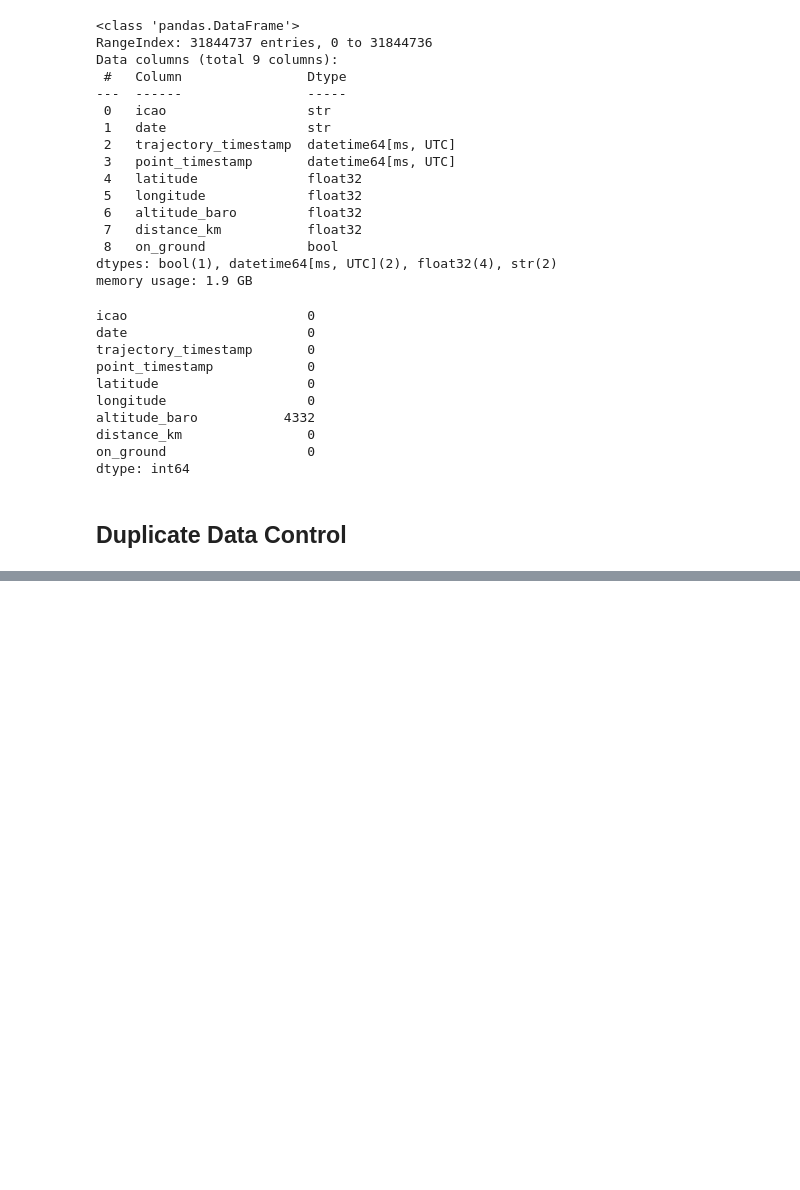
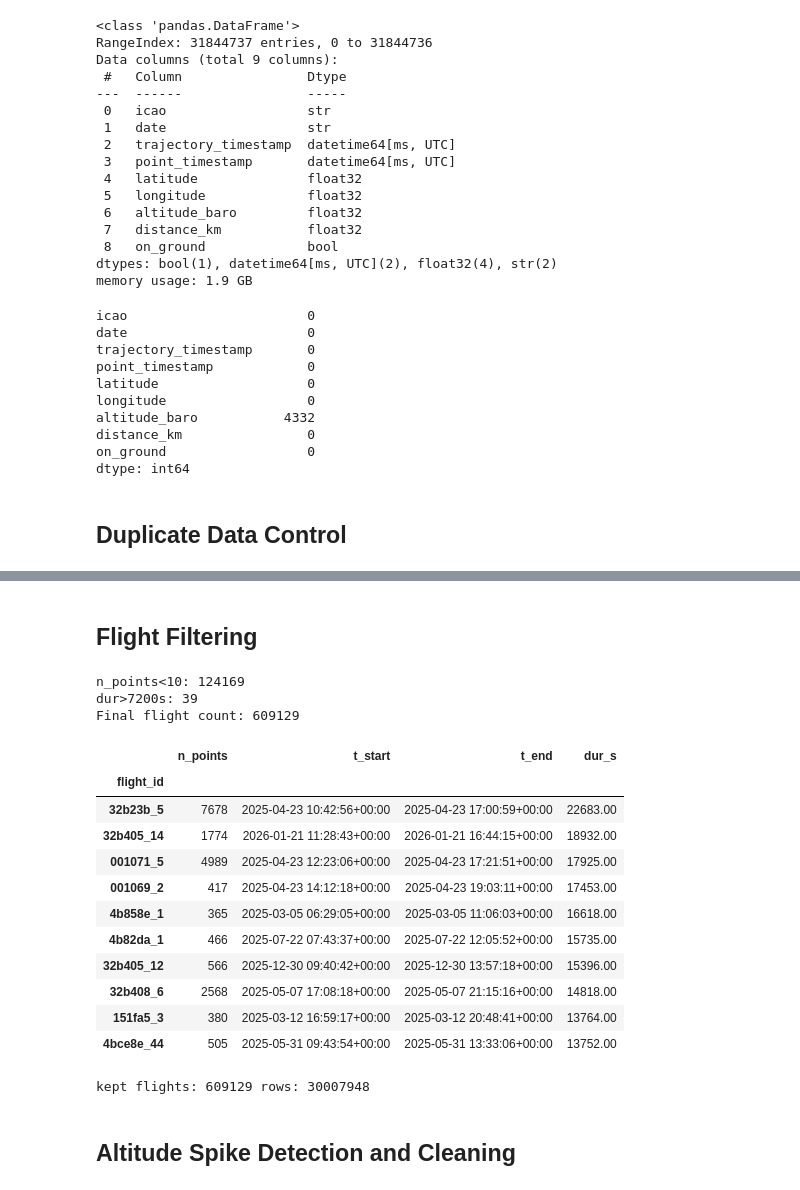
Before and after one commit to yyigitturan/ist-airport-decision-support-system, a Jupyter notebook: src/processing/trajectory_bronze_to_silver.ipynb, the cells around one changed output, grey strips where cells are left out. Cells and saved outputs as stored; diff of their text form; code cells hidden in the pictures; blank space fills up the shorter version.

```diff
--- a/src/processing/trajectory_bronze_to_silver.ipynb
+++ b/src/processing/trajectory_bronze_to_silver.ipynb
@@ -287,0 +87,5 @@ dtype: float64
+# %%
+df = df[
+    (df['altitude_baro'] > -1000) &
+    (df['altitude_baro'] < 50000)
+]
@@ -287,0 +94,6 @@ dtype: float64
+# %%
+df["dt_s"] = (
+    df.groupby("icao")["point_timestamp"]
+      .diff()
+      .dt.total_seconds()
+)
@@ -287,0 +112,22 @@ dtype: float64
+# %%
+df = df.sort_values(["icao", "point_timestamp"]).reset_index(drop=True)
+
+df["dt_s"] = df.groupby("icao")["point_timestamp"].diff().dt.total_seconds()
+
+MAX_GAP_S = 900
+
+df["episode_start"] = (df["dt_s"].fillna(0) > MAX_GAP_S) | df["icao"].ne(df["icao"].shift(1))
+
+df["episode_id"] = df.groupby("icao")["episode_start"].cumsum()
+
+df["flight_id"] = df["icao"].astype(str) + "_" + df["episode_id"].astype(str)
+# %%
+flight_stats = df.groupby("flight_id").agg(
+    n_points=("point_timestamp","size"),
+    t_start=("point_timestamp","min"),
+    t_end=("point_timestamp","max"),
+)
+flight_stats["dur_s"] = (flight_stats["t_end"] - flight_stats["t_start"]).dt.total_seconds()
+
+print(flight_stats["n_points"].describe())
+print(flight_stats["dur_s"].describe())
@@ -287,0 +153,2 @@ dtype: float64
+# %% [markdown]
+## Flight Filtering
@@ -287,0 +163,45 @@ dtype: float64
+# %%
+print("n_points<10:", (flight_stats["n_points"] < 10).sum())
+print("dur>7200s:", (flight_stats["dur_s"] > 7200).sum())
+print("Final flight count:", df["flight_id"].nunique())
+# %% [output]
+n_points<10: 124169
+dur>7200s: 39
+Final flight count: 609129
+# %%
+flight_stats.sort_values("dur_s", ascending=False).head(10)
+# %% [output]
+|  | n_points | t_start | t_end | dur_s |
+| flight_id |  |  |  |  |
+| 32b23b_5 | 7678 | 2025-04-23 10:42:56+00:00 | 2025-04-23 17:00:59+00:00 | 22683.00 |
+| 32b405_14 | 1774 | 2026-01-21 11:28:43+00:00 | 2026-01-21 16:44:15+00:00 | 18932.00 |
+| 001071_5 | 4989 | 2025-04-23 12:23:06+00:00 | 2025-04-23 17:21:51+00:00 | 17925.00 |
+| 001069_2 | 417 | 2025-04-23 14:12:18+00:00 | 2025-04-23 19:03:11+00:00 | 17453.00 |
+| 4b858e_1 | 365 | 2025-03-05 06:29:05+00:00 | 2025-03-05 11:06:03+00:00 | 16618.00 |
+| 4b82da_1 | 466 | 2025-07-22 07:43:37+00:00 | 2025-07-22 12:05:52+00:00 | 15735.00 |
+| 32b405_12 | 566 | 2025-12-30 09:40:42+00:00 | 2025-12-30 13:57:18+00:00 | 15396.00 |
+| 32b408_6 | 2568 | 2025-05-07 17:08:18+00:00 | 2025-05-07 21:15:16+00:00 | 14818.00 |
+| 151fa5_3 | 380 | 2025-03-12 16:59:17+00:00 | 2025-03-12 20:48:41+00:00 | 13764.00 |
+| 4bce8e_44 | 505 | 2025-05-31 09:43:54+00:00 | 2025-05-31 13:33:06+00:00 | 13752.00 |
+# %%
+df = df.sort_values(["flight_id","point_timestamp"]).reset_index(drop=True)
+
+flight_stats = df.groupby("flight_id").agg(
+    n_points=("point_timestamp","size"),
+    t_start=("point_timestamp","min"),
+    t_end=("point_timestamp","max"),
+)
+
+flight_stats["dur_s"] = (flight_stats["t_end"] - flight_stats["t_start"]).dt.total_seconds()
+
+# drop data which have less point flight
+MIN_POINTS = 10
+valid_ids = flight_stats[flight_stats["n_points"] >= MIN_POINTS].index
+
+df = df[df["flight_id"].isin(valid_ids)].copy()
+
+print("kept flights:", df["flight_id"].nunique(), "rows:", len(df))
+# %% [output]
+kept flights: 609129 rows: 30007948
+# %% [markdown]
+## Altitude Spike Detection and Cleaning
```
Also changed, not shown: parts of 53 cells of this notebook.
